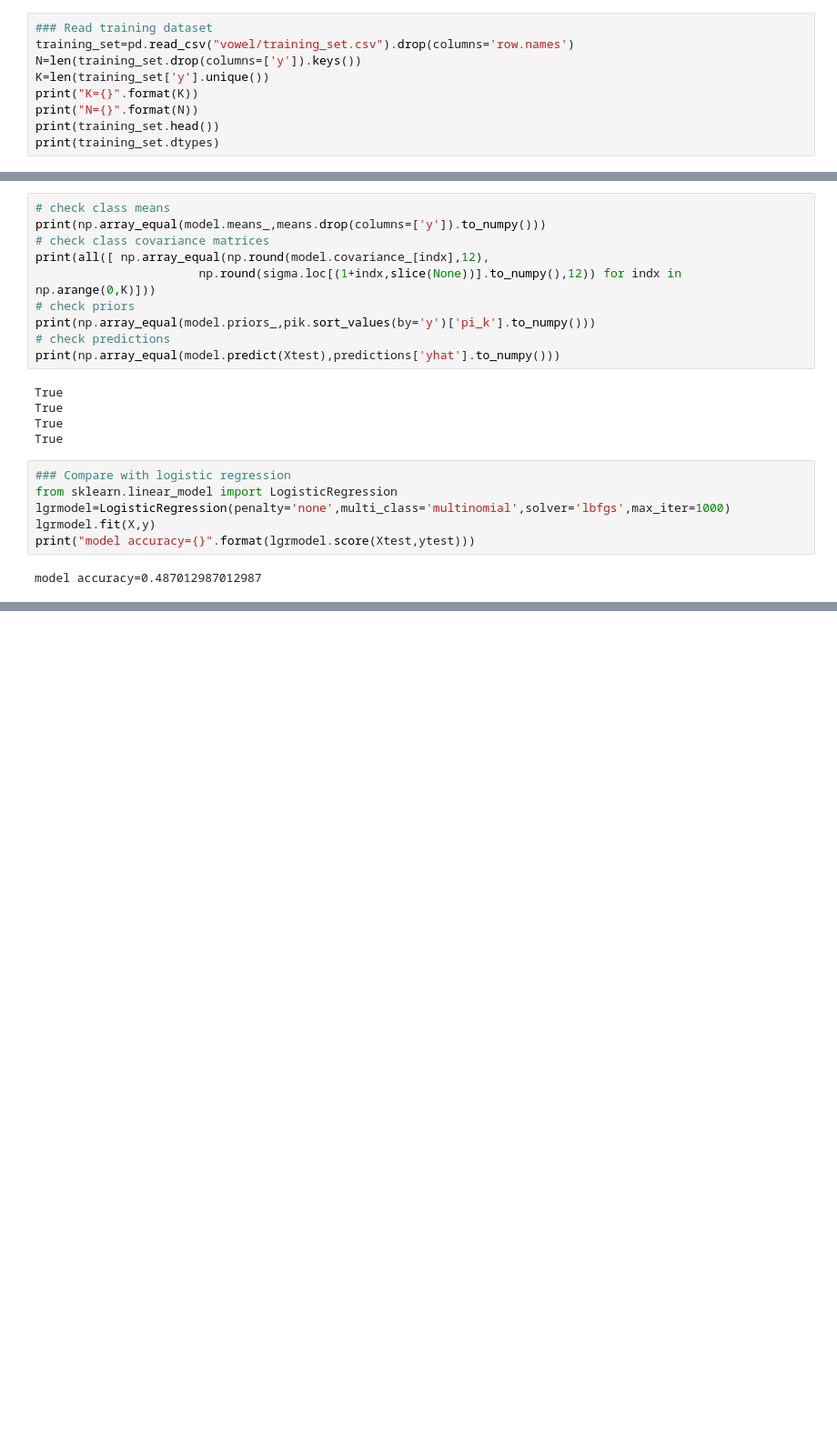
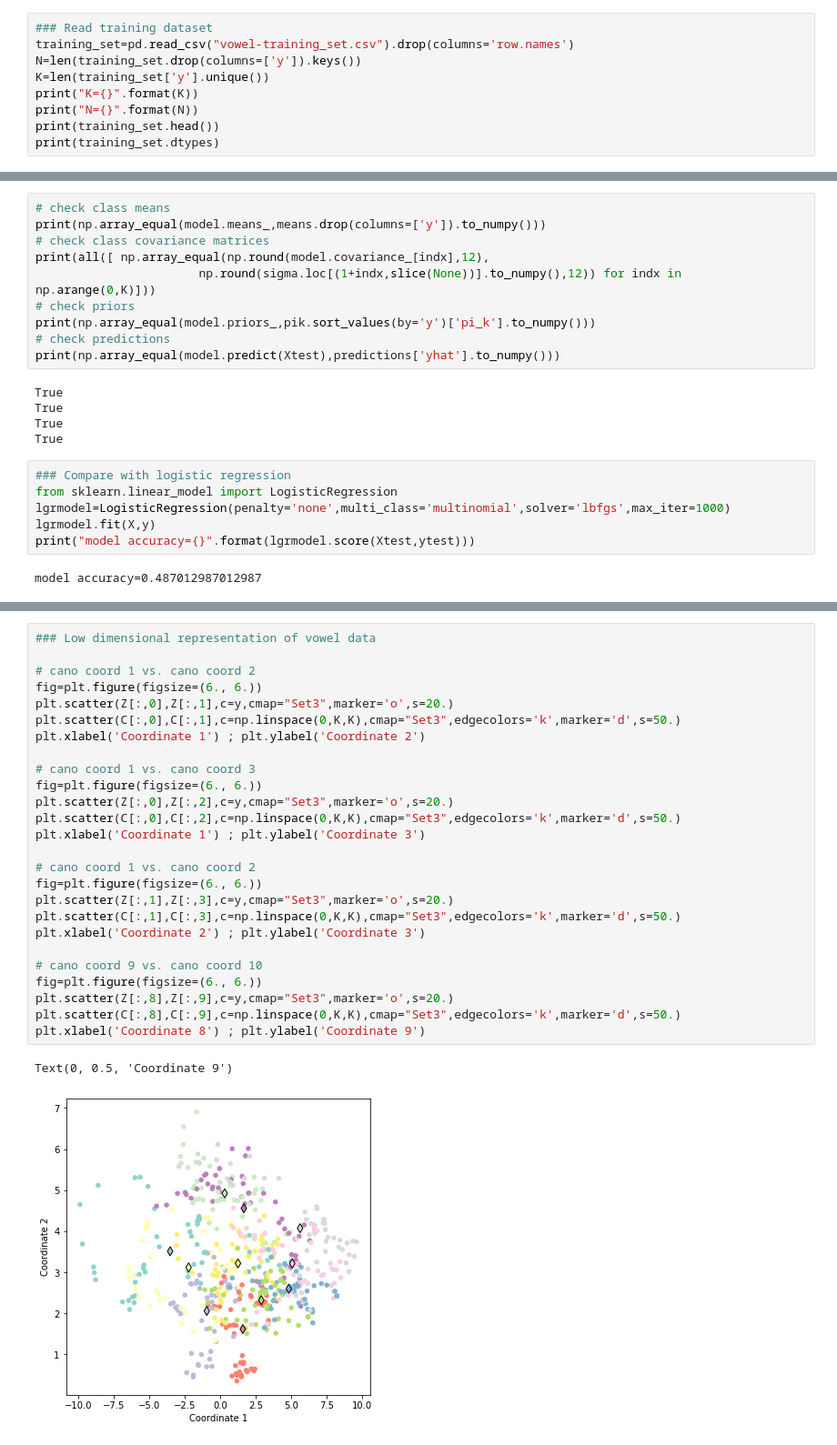
Before and after one commit to cairola/ESL, a Jupyter notebook: Ex4-9.ipynb, the cells around one changed output, grey strips where cells are left out. Shown at 91% size. Drawn from its saved outputs; the diff is of its cells as text; blank space fills up the shorter version.

```diff
--- a/Ex4-9.ipynb
+++ b/Ex4-9.ipynb
@@ -14,7 +14,7 @@ import math
 import pandas as pd
 # %%
 ### Read training dataset
-training_set=pd.read_csv("vowel/training_set.csv").drop(columns='row.names')
+training_set=pd.read_csv("vowel-training_set.csv").drop(columns='row.names')
 N=len(training_set.drop(columns=['y']).keys())
 K=len(training_set['y'].unique())
 print("K={}".format(K))
@@ -229,0 +223,29 @@ Mstar=np.matmul(M,Wsqr)
+# %%
+### Low dimensional representation of vowel data
+
+# cano coord 1 vs. cano coord 2
+fig=plt.figure(figsize=(6., 6.))
+plt.scatter(Z[:,0],Z[:,1],c=y,cmap="Set3",marker='o',s=20.)
+plt.scatter(C[:,0],C[:,1],c=np.linspace(0,K,K),cmap="Set3",edgecolors='k',marker='d',s=50.)
+plt.xlabel('Coordinate 1') ; plt.ylabel('Coordinate 2')
+
+# cano coord 1 vs. cano coord 3
+fig=plt.figure(figsize=(6., 6.))
+plt.scatter(Z[:,0],Z[:,2],c=y,cmap="Set3",marker='o',s=20.)
+plt.scatter(C[:,0],C[:,2],c=np.linspace(0,K,K),cmap="Set3",edgecolors='k',marker='d',s=50.)
+plt.xlabel('Coordinate 1') ; plt.ylabel('Coordinate 3')
+
+# cano coord 1 vs. cano coord 2
+fig=plt.figure(figsize=(6., 6.))
+plt.scatter(Z[:,1],Z[:,3],c=y,cmap="Set3",marker='o',s=20.)
+plt.scatter(C[:,1],C[:,3],c=np.linspace(0,K,K),cmap="Set3",edgecolors='k',marker='d',s=50.)
+plt.xlabel('Coordinate 2') ; plt.ylabel('Coordinate 3')
+
+# cano coord 9 vs. cano coord 10
+fig=plt.figure(figsize=(6., 6.))
+plt.scatter(Z[:,8],Z[:,9],c=y,cmap="Set3",marker='o',s=20.)
+plt.scatter(C[:,8],C[:,9],c=np.linspace(0,K,K),cmap="Set3",edgecolors='k',marker='d',s=50.)
+plt.xlabel('Coordinate 8') ; plt.ylabel('Coordinate 9')
+# %% [output]
+Text(0, 0.5, 'Coordinate 9')
+[figure, added]
```
Also changed, not shown: parts of 3 cells of this notebook.
